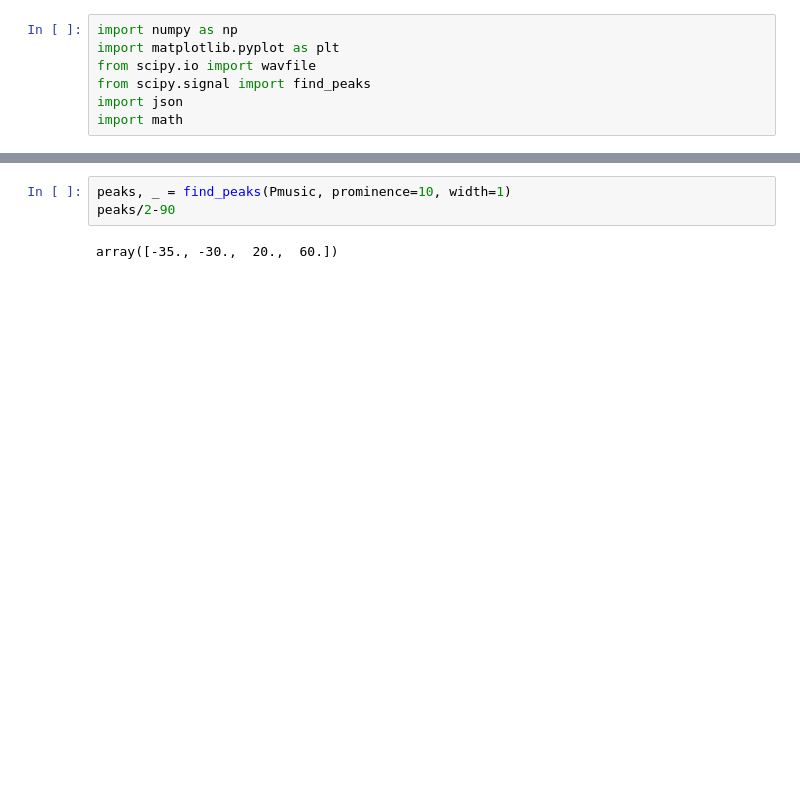
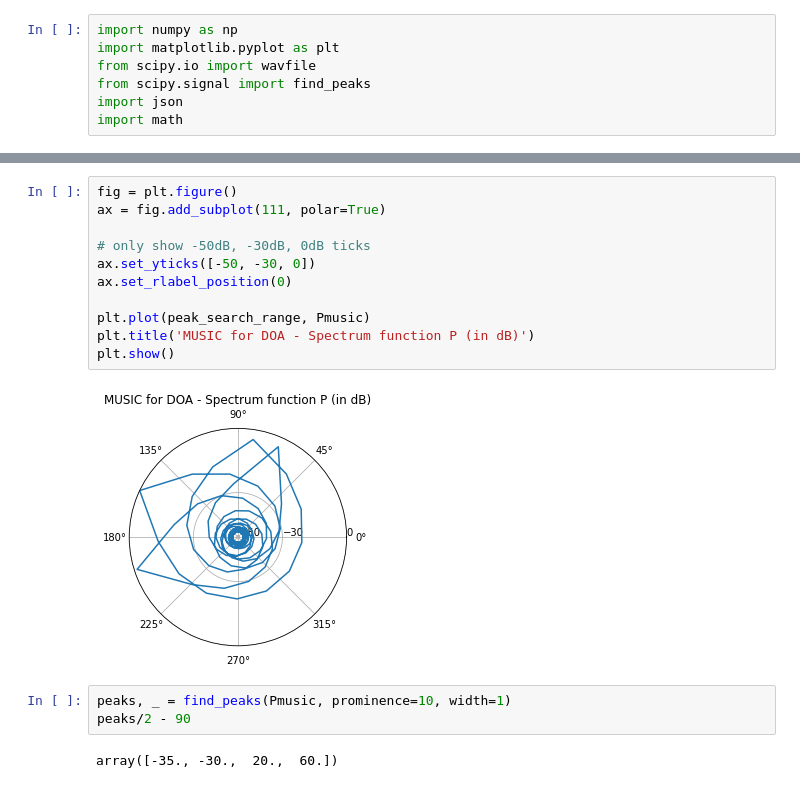
Before and after one commit to rayandaod/MUSIC_for_DOA, a Jupyter notebook: notebooks/assignment_1.ipynb, the cells around one changed output, grey strips where cells are left out. Saved outputs shown, nothing was run; the diff lists cells and outputs as text; blank space fills up the shorter version.

```diff
--- a/notebooks/assignment_1.ipynb
+++ b/notebooks/assignment_1.ipynb
@@ -70,5 +156,18 @@ plt.show()
+# %%
+fig = plt.figure()
+ax = fig.add_subplot(111, polar=True)
+
+# only show -50dB, -30dB, 0dB ticks
+ax.set_yticks([-50, -30, 0])
+ax.set_rlabel_position(0)
+
+plt.plot(peak_search_range, Pmusic)
+plt.title('MUSIC for DOA - Spectrum function P (in dB)')
+plt.show()
+# %% [output]
+[figure, added]
 # %%
 peaks, _ = find_peaks(Pmusic, prominence=10, width=1)
-peaks/2-90
+peaks/2 - 90
 # %% [output]
 array([-35., -30.,  20.,  60.])
```
Also changed, not shown: parts of 34 cells of this notebook, 12 other files.
